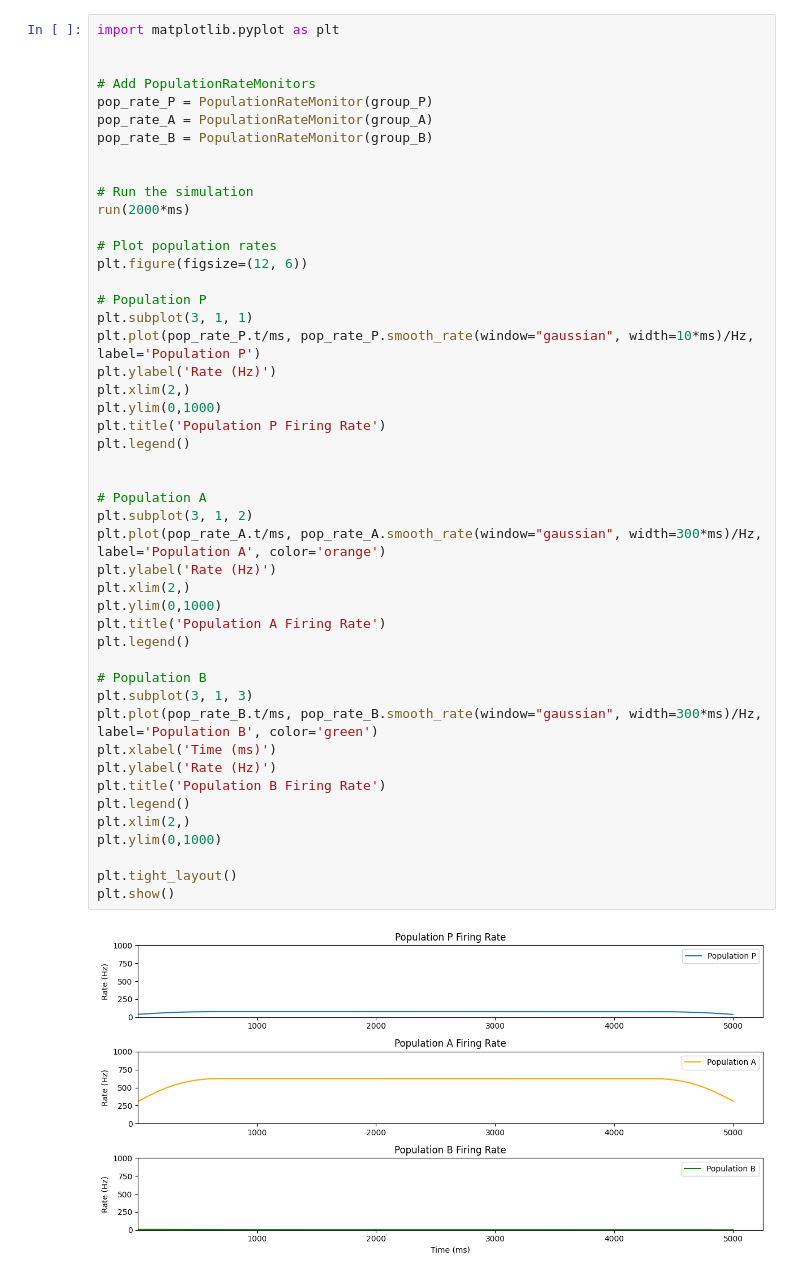
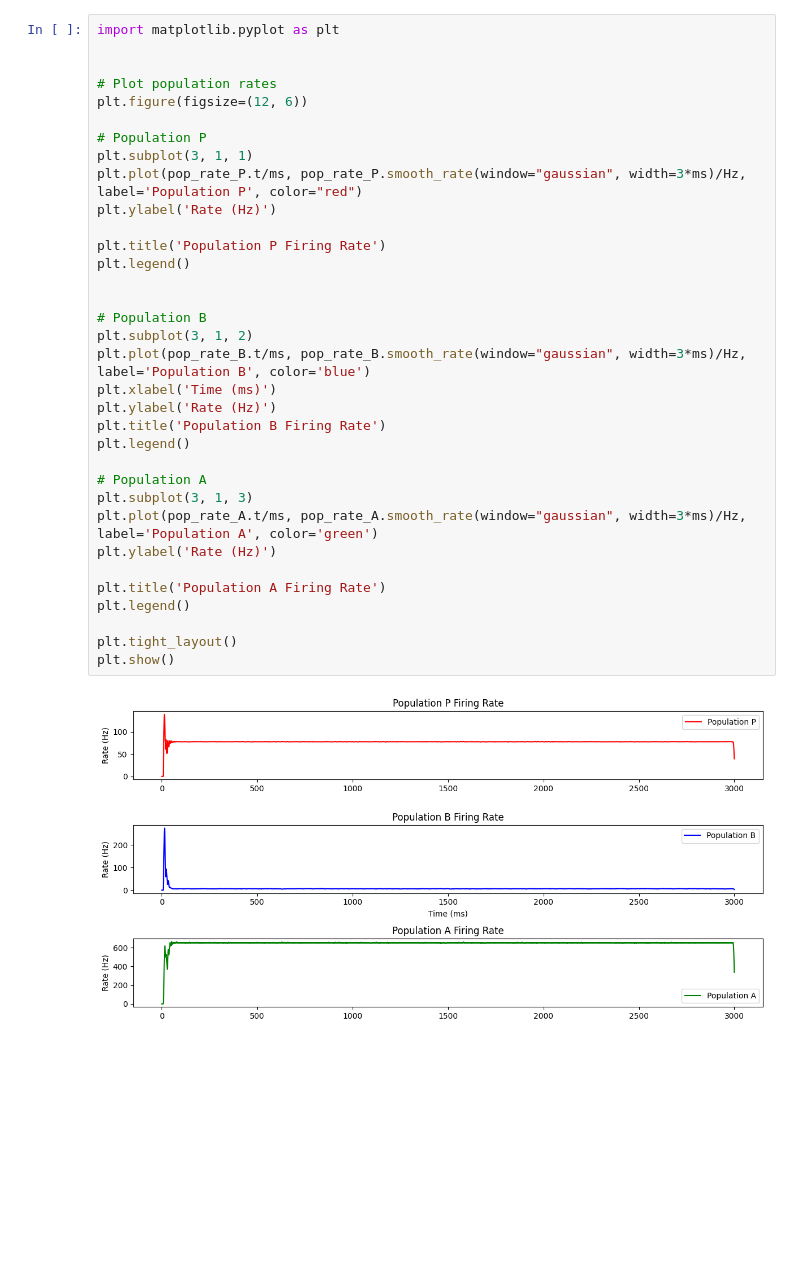
Before and after one commit to SHK-89/MNS_FinalProject, a Jupyter notebook: SWR_project.ipynb, the cells around one changed output. Saved outputs shown, nothing was run; the diff lists cells and outputs as text; blank space fills up the shorter version.

```diff
--- a/SWR_project.ipynb
+++ b/SWR_project.ipynb
@@ -117,49 +149,36 @@ synapse_PB.delay = synaptic_delay
 # %%
 import matplotlib.pyplot as plt
 
-
-# Add PopulationRateMonitors
-pop_rate_P = PopulationRateMonitor(group_P)
-pop_rate_A = PopulationRateMonitor(group_A)
-pop_rate_B = PopulationRateMonitor(group_B)
-
-
-# Run the simulation
-run(2000*ms)
 
 # Plot population rates
 plt.figure(figsize=(12, 6))
 
 # Population P
 plt.subplot(3, 1, 1)
-plt.plot(pop_rate_P.t/ms, pop_rate_P.smooth_rate(window="gaussian", width=10*ms)/Hz, label='Population P')
+plt.plot(pop_rate_P.t/ms, pop_rate_P.smooth_rate(window="gaussian", width=3*ms)/Hz, label='Population P', color="red")
 plt.ylabel('Rate (Hz)')
-plt.xlim(2,)
-plt.ylim(0,1000)
+
 plt.title('Population P Firing Rate')
 plt.legend()
 
 
-# Population A
+# Population B
 plt.subplot(3, 1, 2)
-plt.plot(pop_rate_A.t/ms, pop_rate_A.smooth_rate(window="gaussian", width=300*ms)/Hz, label='Population A', color='orange')
-plt.ylabel('Rate (Hz)')
-plt.xlim(2,)
-plt.ylim(0,1000)
-plt.title('Population A Firing Rate')
-plt.legend()
-
-# Population B
-plt.subplot(3, 1, 3)
-plt.plot(pop_rate_B.t/ms, pop_rate_B.smooth_rate(window="gaussian", width=300*ms)/Hz, label='Population B', color='green')
+plt.plot(pop_rate_B.t/ms, pop_rate_B.smooth_rate(window="gaussian", width=3*ms)/Hz, label='Population B', color='blue')
 plt.xlabel('Time (ms)')
 plt.ylabel('Rate (Hz)')
 plt.title('Population B Firing Rate')
 plt.legend()
-plt.xlim(2,)
-plt.ylim(0,1000)
+
+# Population A
+plt.subplot(3, 1, 3)
+plt.plot(pop_rate_A.t/ms, pop_rate_A.smooth_rate(window="gaussian", width=3*ms)/Hz, label='Population A', color='green')
+plt.ylabel('Rate (Hz)')
+
+plt.title('Population A Firing Rate')
+plt.legend()
 
 plt.tight_layout()
 plt.show()
 # %% [output]
-[figure, old version]
+[figure, new version]
```
Also changed, not shown: parts of 1 cell of this notebook.
